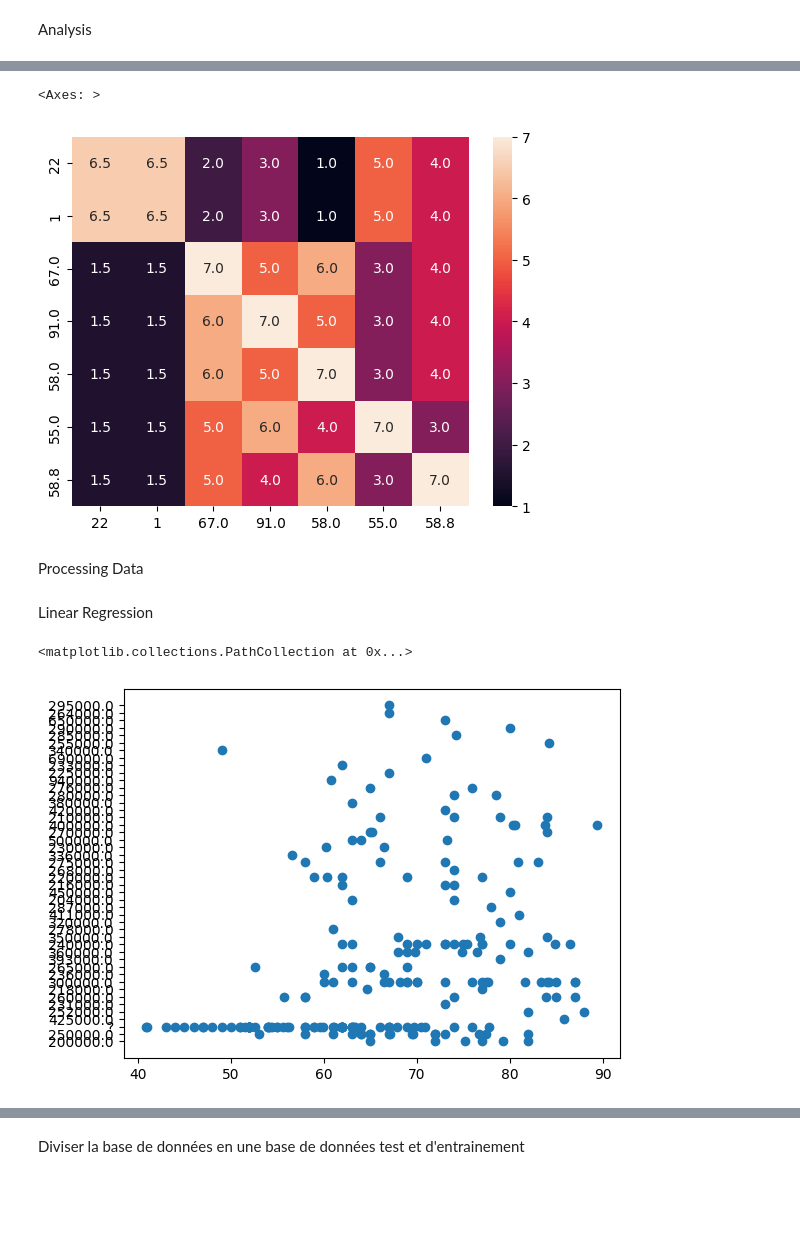
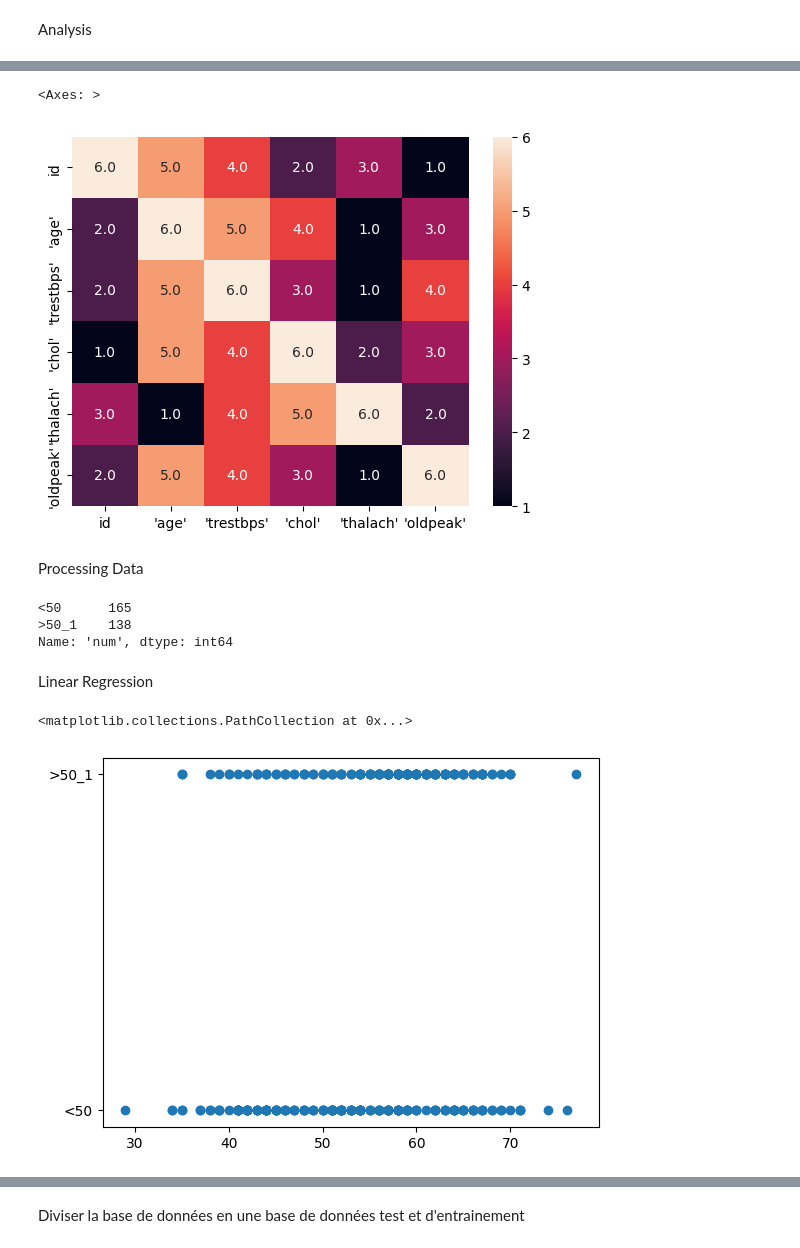
Before and after one commit to oubouza/dataset, a Jupyter notebook: Detailed_Analysis_on_campus_recruitment.ipynb, the cells around one changed output, grey strips where cells are left out. Cells and saved outputs as stored; diff of their text form; code cells hidden in the pictures; blank space fills up the shorter version.

```diff
--- a/Detailed_Analysis_on_campus_recruitment.ipynb
+++ b/Detailed_Analysis_on_campus_recruitment.ipynb
@@ -36,3 +36,7 @@ download_path = "https://raw.githubusercontent.com/oubouza/projetML/main/Detaile
 os.makedirs("Dataset", exist_ok=True)
 urllib.request.urlretrieve(download_path, Data_path)
 Data=pd.read_csv(Data_path, thousands=',')
+# %%
+#Importer dataset
+Data=df = pd.read_csv('/content/csv_result-dataset_49_heart-c.csv')
+df
@@ -171,7 +148,7 @@ cor=Data.corr()
 sns.heatmap(cor.rank(axis='columns'),annot=True,fmt='.1f')
 # %% [output]
 <Axes: >
-[figure, old version]
+[figure, new version]
 # %% [markdown]
 Processing Data
 # %%
@@ -183,12 +160,18 @@ non_obj=Data.select_dtypes(exclude='object')
 # %%
 for i in range(0,obj.shape[1]):
   obj.iloc[:,i]=lab.fit_transform(obj.iloc[:,i])
+# %%
+Data["'num'"].value_counts()
+# %% [output]
+<50      165
+>50_1    138
+Name: 'num', dtype: int64
 # %% [markdown]
 Linear Regression
 # %%
 # afficher nuage de points
-plt.scatter(Data['67.0'],Data['270000.0'])
+plt.scatter(Data["'age'"],Data["'num'"])
 # %% [output]
 <matplotlib.collections.PathCollection at 0x...>
-[figure, old version]
+[figure, new version]
 # %%
```
Also changed, not shown: parts of 23 cells of this notebook.
